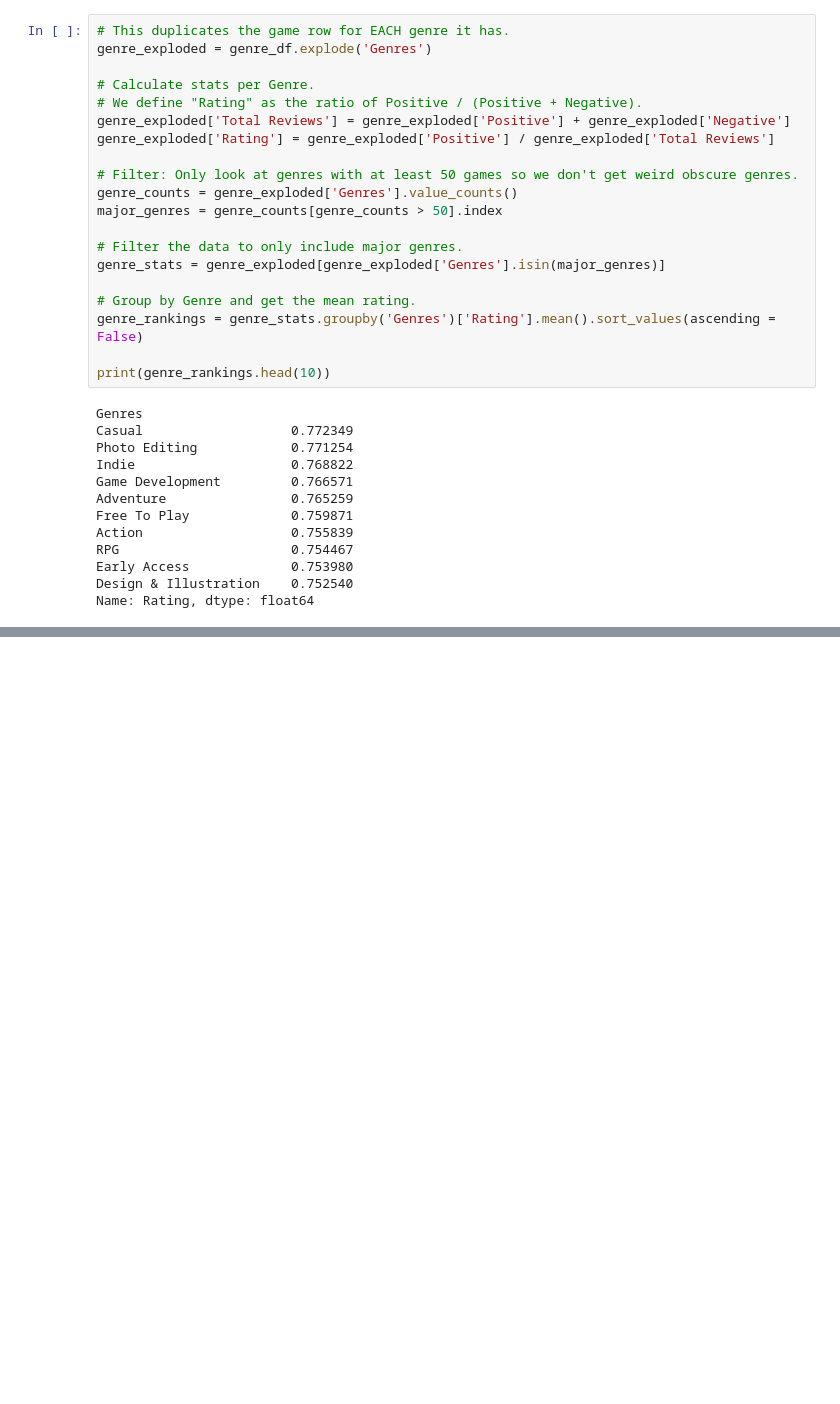
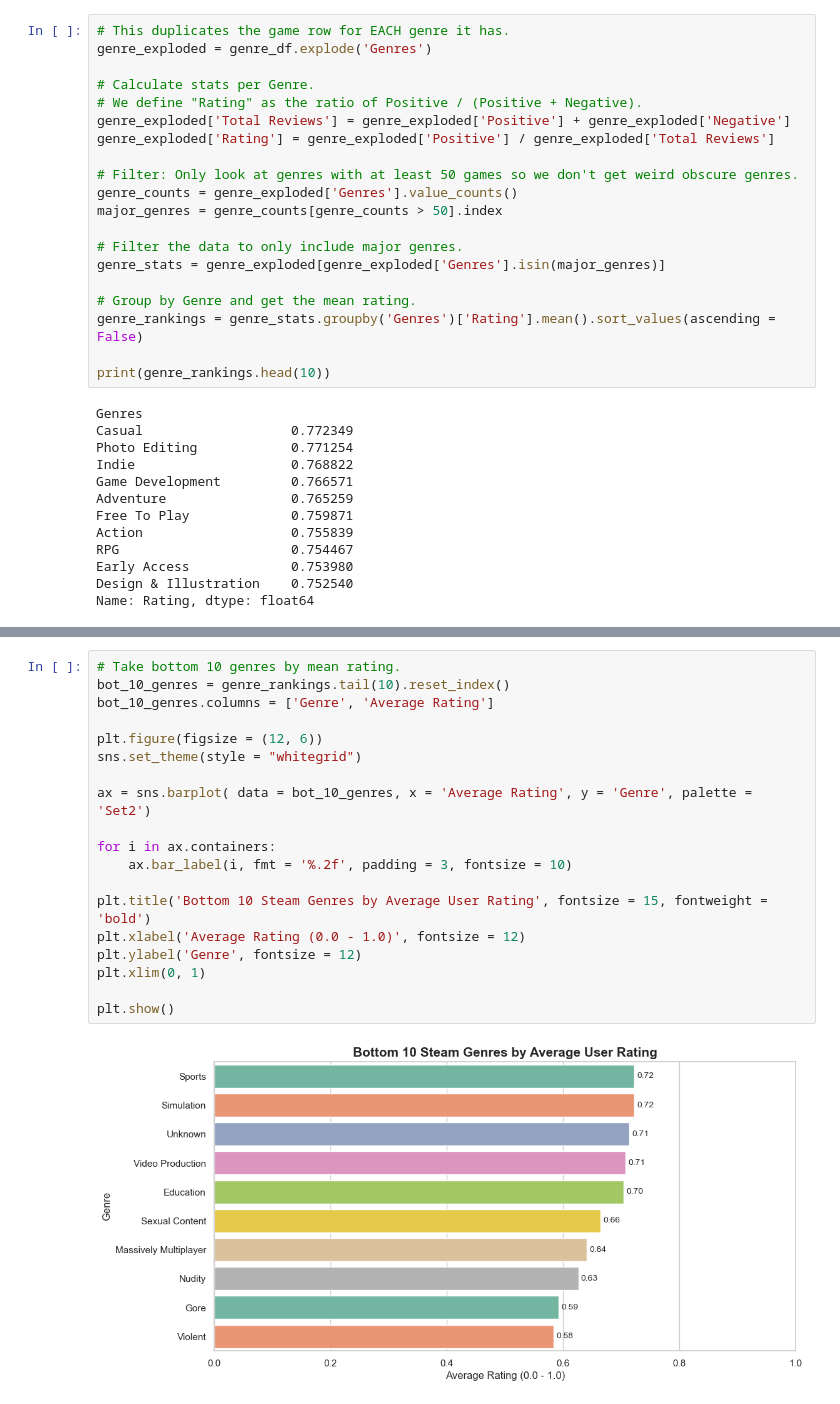
Before and after one commit to frzatla/steam-games-analysis, a Jupyter notebook: notebooks/exploratory_analysis.ipynb, the cells around one changed output, grey strips where cells are left out. Drawn from its saved outputs; the diff is of its cells as text; blank space fills up the shorter version.

```diff
--- a/notebooks/exploratory_analysis.ipynb
+++ b/notebooks/exploratory_analysis.ipynb
@@ -688 +710,22 @@ plt.show()
+# %%
+# Take bottom 10 genres by mean rating.
+bot_10_genres = genre_rankings.tail(10).reset_index()
+bot_10_genres.columns = ['Genre', 'Average Rating']
+
+plt.figure(figsize = (12, 6))
+sns.set_theme(style = "whitegrid")
+
+ax = sns.barplot( data = bot_10_genres, x = 'Average Rating', y = 'Genre', palette = 'Set2')
+
+for i in ax.containers:
+    ax.bar_label(i, fmt = '%.2f', padding = 3, fontsize = 10)
+
+plt.title('Bottom 10 Steam Genres by Average User Rating', fontsize = 15, fontweight = 'bold')
+plt.xlabel('Average Rating (0.0 - 1.0)', fontsize = 12)
+plt.ylabel('Genre', fontsize = 12)
+plt.xlim(0, 1)
+
+plt.show()
+# %% [output]
+[figure, added]
 # %% [markdown]
```
Also changed, not shown: parts of 6 cells of this notebook.
